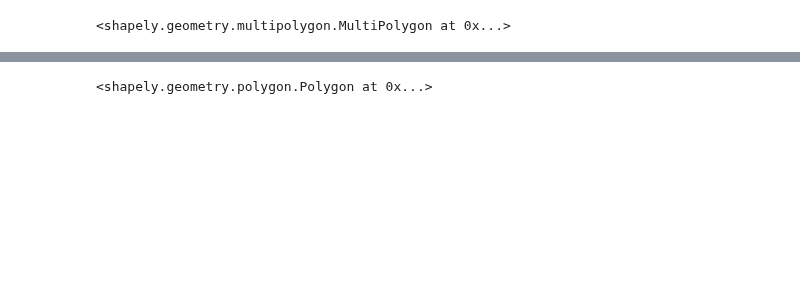
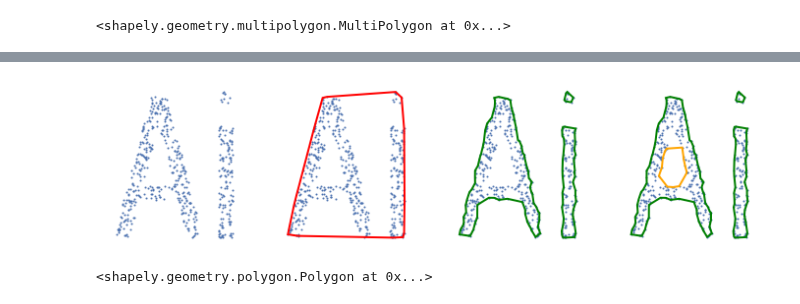
Before and after one commit to JeremyBYU/concavehull-evaluation, a Jupyter notebook: analysis/Simple Graphics.ipynb, the cells around one changed output, grey strips where cells are left out. Cells and saved outputs as stored; diff of their text form; code cells hidden in the pictures; blank space fills up the shorter version.

```diff
--- a/analysis/Simple Graphics.ipynb
+++ b/analysis/Simple Graphics.ipynb
@@ -43,9 +43,9 @@ i_poly = make_letter_i()
 # Create GT polygon
 poly_letter = a_poly.union(i_poly)
 # Generate Random Points
-letter_points = random_points_within(poly_letter, 1000)
+letter_points = random_points_within(poly_letter, 500) #1000
 # Extract Polylidar polgyons
-polygons = extractPolygons(letter_points, alpha=0.7)
+polygons = extractPolygons(letter_points, alpha=1.2, minTriangles=10)
 concave_polygons = convert_to_shapely_polygons(
     polygons, letter_points, return_first=False)
 convex_polygon = asMultiPoint(letter_points).convex_hull
@@ -102,5 +101,6 @@ def save_indiviudal(fig, axs, base_name='convex_vs_concave', ext='.pdf'):
         fig.savefig(name, bbox_inches=extent)
 # %%
 fig, (ax0, ax1, ax2, ax3) = generate_convex_concave_comparison(letter_points, convex_polygon, concave_polygons)
-save_indiviudal(fig, (ax0, ax1, ax2), base_name="assets/pics/concave_vs_convex")
+# save_indiviudal(fig, (ax0, ax1, ax2, ax3), base_name="assets/pics/concave_vs_convex_lettera")
+np.save('assets/pics/lettera.npy', letter_points)
 # %% [output]
@@ -109,3 +107,4 @@ save_indiviudal(fig, (ax0, ax1, ax2), base_name="assets/pics/concave_vs_convex")
+[figure, added]
 # %%
 def make_floor_plan():
     width=2.0
```
Also changed, not shown: parts of 3 cells of this notebook, 2 other files.
